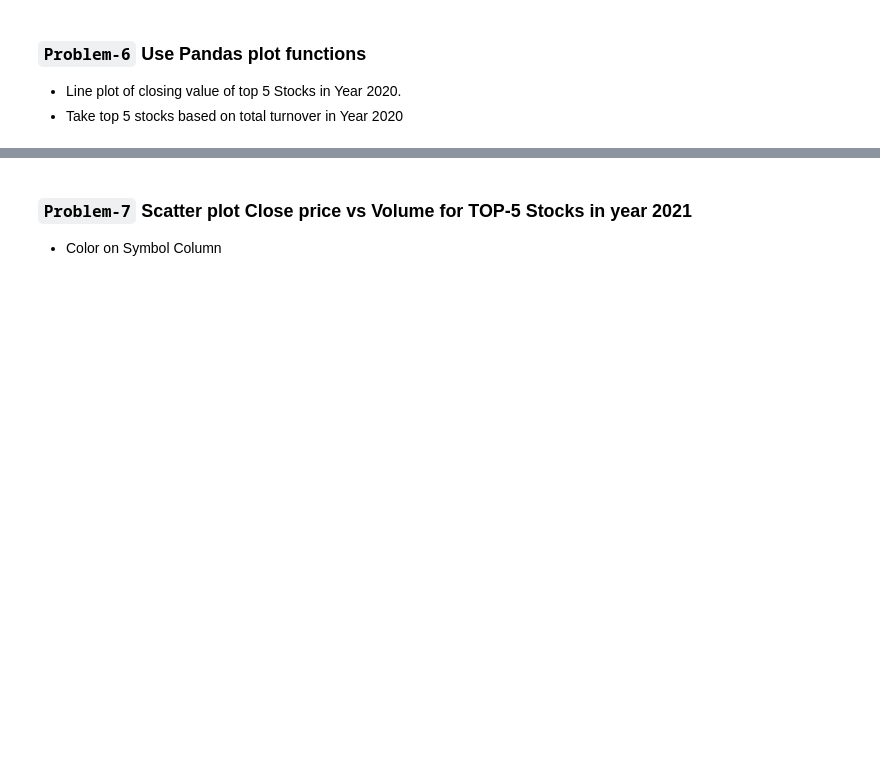
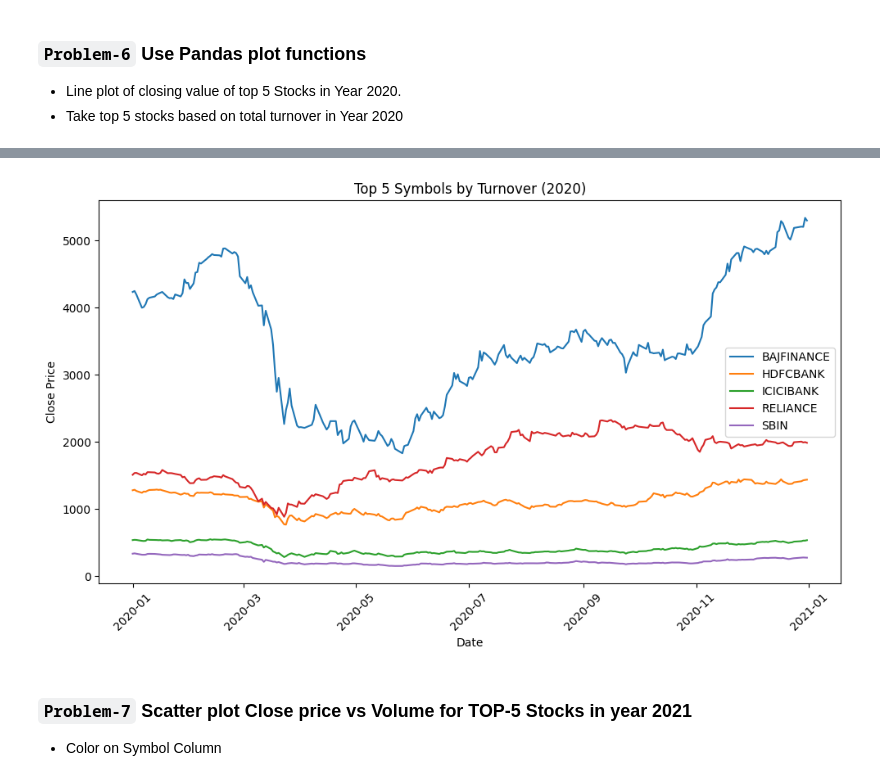
Before and after one commit to visheshbpatel/data-science, a Jupyter notebook: 06-data-visualization/24-matplotlib-advanced/02-task.ipynb, the cells around one changed output, grey strips where cells are left out. Drawn from its saved outputs; the diff is of its cells as text; code cells hidden in the pictures; blank space fills up the shorter version.

```diff
--- a/06-data-visualization/24-matplotlib-advanced/02-task.ipynb
+++ b/06-data-visualization/24-matplotlib-advanced/02-task.ipynb
@@ -192,0 +228,2 @@ Data Set Link - https://docs.google.com/spreadsheets/d/17tUL2yC7MGvo7txuuhLtAI-b
+# %%
+nifty.set_index('Date', inplace=True)
@@ -192,0 +240,3 @@ Data Set Link - https://docs.google.com/spreadsheets/d/17tUL2yC7MGvo7txuuhLtAI-b
+# %%
+temp_df = nifty[nifty.index.year == 2020]
+temp_df.head()
@@ -192,0 +251,3 @@ Data Set Link - https://docs.google.com/spreadsheets/d/17tUL2yC7MGvo7txuuhLtAI-b
+# %%
+top_5 = temp_df.groupby('Symbol')['Turnover'].sum().sort_values(ascending=False).head().index
+top_5
@@ -192,0 +256,3 @@ Data Set Link - https://docs.google.com/spreadsheets/d/17tUL2yC7MGvo7txuuhLtAI-b
+# %%
+temp_df = temp_df[temp_df['Symbol'].isin(top_5)]
+temp_df.head()
@@ -193,3 +267,20 @@ Data Set Link - https://docs.google.com/spreadsheets/d/17tUL2yC7MGvo7txuuhLtAI-b
+# %%
+plt.figure(figsize=(10, 6))
+
+for name, group in temp_df.groupby('Symbol'):
+    group = group.sort_index()
+    plt.plot(group.index, group['Close'], label=name)
+
+plt.legend()
+plt.xlabel('Date')
+plt.ylabel('Close Price')
+plt.title('Top 5 Symbols by Turnover (2020)')
+plt.xticks(rotation=45)
+plt.tight_layout()
+
+plt.show()
+# %% [output]
+[figure, added]
 # %% [markdown]
 ### `Problem-7` Scatter plot Close price vs Volume for TOP-5 Stocks in year 2021
 * Color on Symbol Column
```
Also changed, not shown: parts of 24 cells of this notebook.
